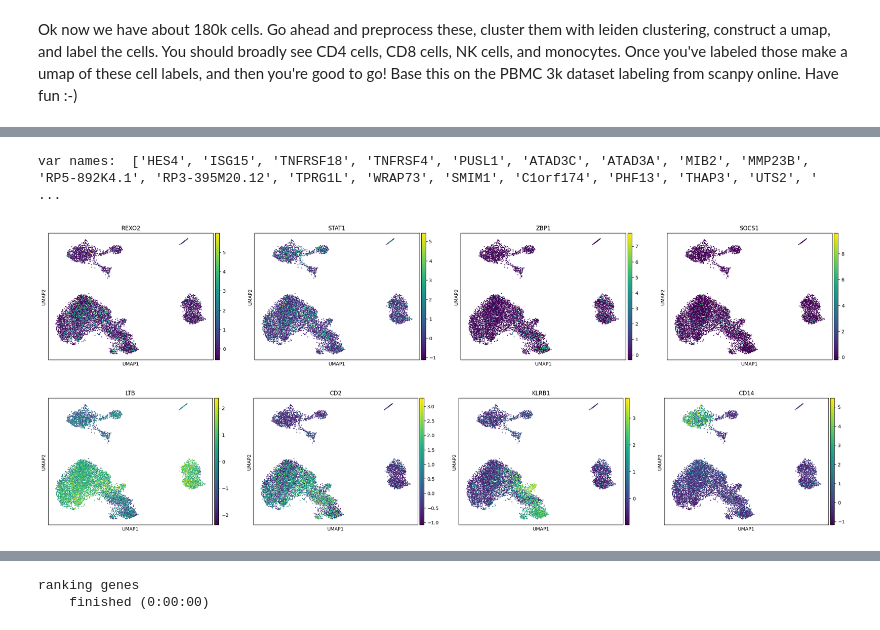
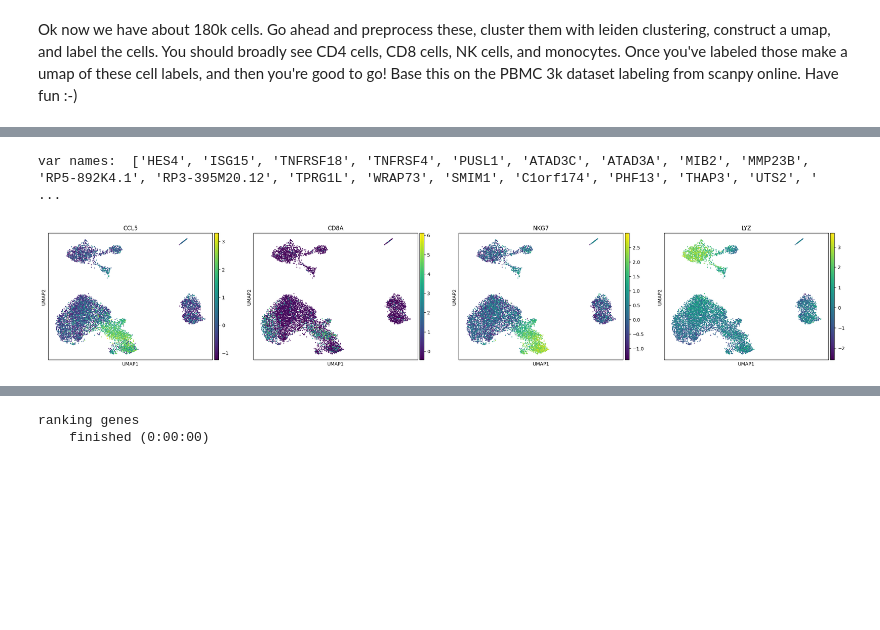
Before and after one commit to meyer-lab/bi-cytok, a Jupyter notebook: HelenPractice.ipynb, the cells around one changed output, grey strips where cells are left out. Drawn from its saved outputs; the diff is of its cells as text; code cells hidden in the pictures; blank space fills up the shorter version.

```diff
--- a/HelenPractice.ipynb
+++ b/HelenPractice.ipynb
@@ -167,12 +149,10 @@ computing UMAP
 [figure]
 # %%
 print("var names: ", list(X_ctrl.var_names))
-sc.pl.umap(X_ctrl, color=["REXO2", "STAT1", "ZBP1", "SOCS1"])
-sc.pl.umap(X_ctrl, color=["LTB", "CD2", "KLRB1", "CD14"])
+sc.pl.umap(X_ctrl, color=["CCL5", "CD8A", "NKG7", "LYZ"])
 # %% [output]
 var names:  ['HES4', 'ISG15', 'TNFRSF18', 'TNFRSF4', 'PUSL1', 'ATAD3C', 'ATAD3A', 'MIB2', 'MMP23B', 'RP5-892K4.1', 'RP3-395M20.12', 'TPRG1L', 'WRAP73', 'SMIM1', 'C1orf174', 'PHF13', 'THAP3', 'UTS2', ' ...
-[figure, old version]
+[figure, new version]
-[figure, removed]
 # %%
 sc.tl.leiden(
     X_ctrl,
```
Also changed, not shown: parts of 6 cells of this notebook.
